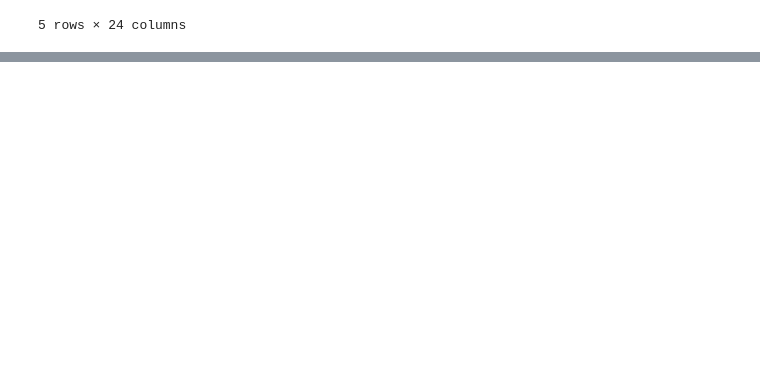
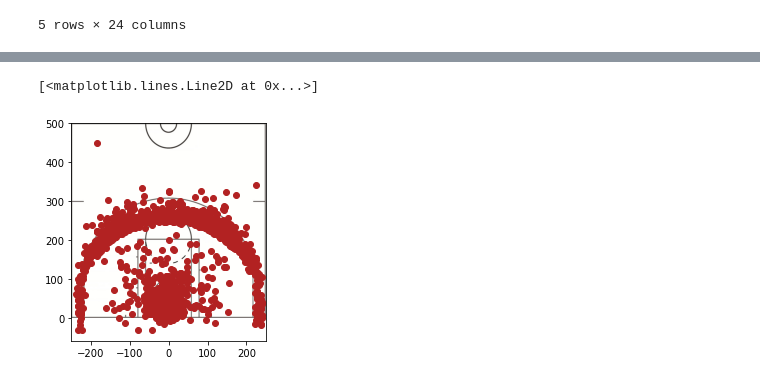
Before and after one commit to Zdolny99/NBA_shot_analysis, a Jupyter notebook: visualize.ipynb, the cells around one changed output, grey strips where cells are left out. Cells and saved outputs as stored; diff of their text form; code cells hidden in the pictures; blank space fills up the shorter version.

```diff
--- a/visualize.ipynb
+++ b/visualize.ipynb
@@ -22,0 +27,7 @@ ValueError: scatter requires an x and y column
+# %%
+fig, ax = plt.subplots()
+ax.imshow(im, extent=[-250, 250, 0, 500])
+ax.plot(df['LOC_X'], df['LOC_Y'], 'o', linewidth=5, color='firebrick')
+# %% [output]
+[<matplotlib.lines.Line2D at 0x...>]
+[figure, added]
```
Also changed, not shown: parts of 3 cells of this notebook.
